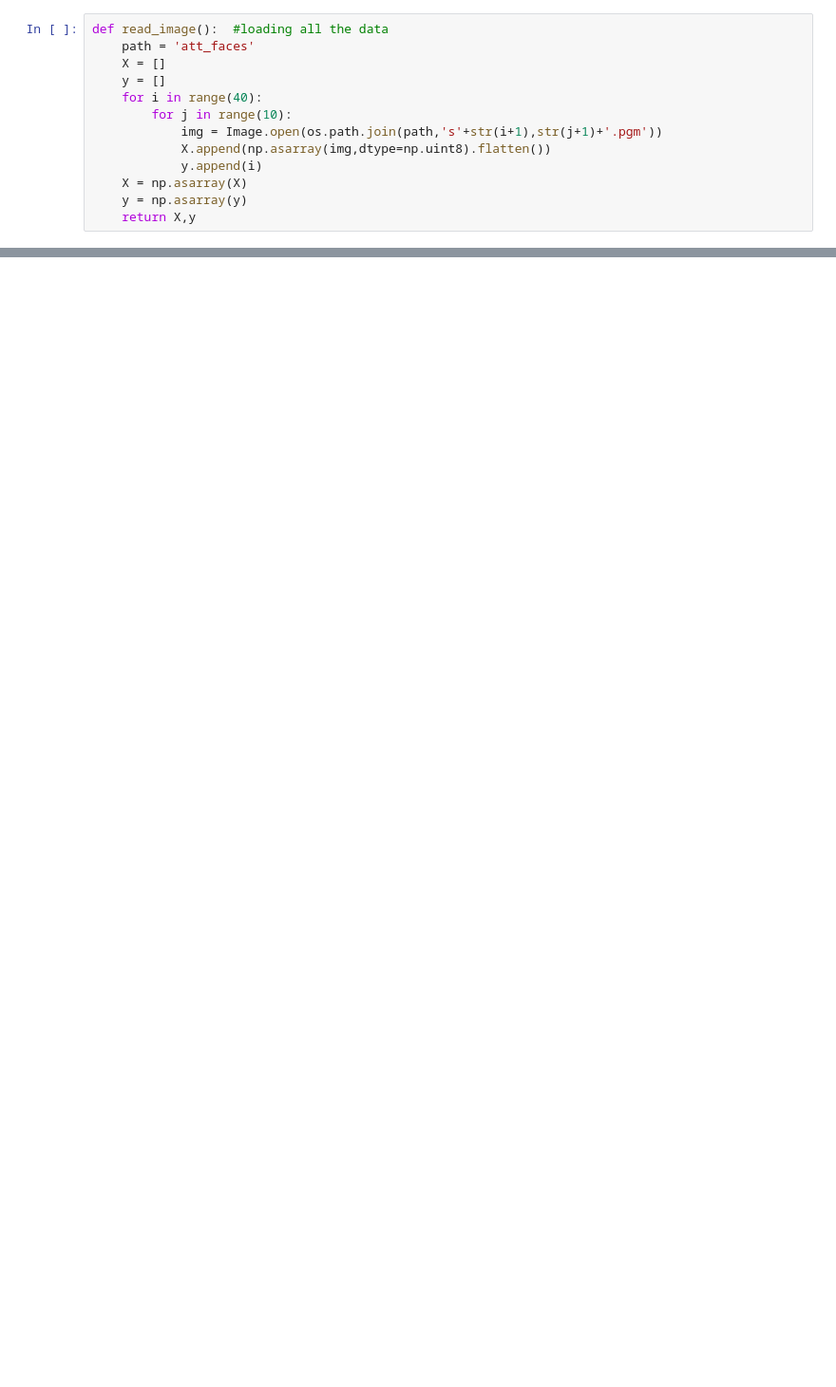
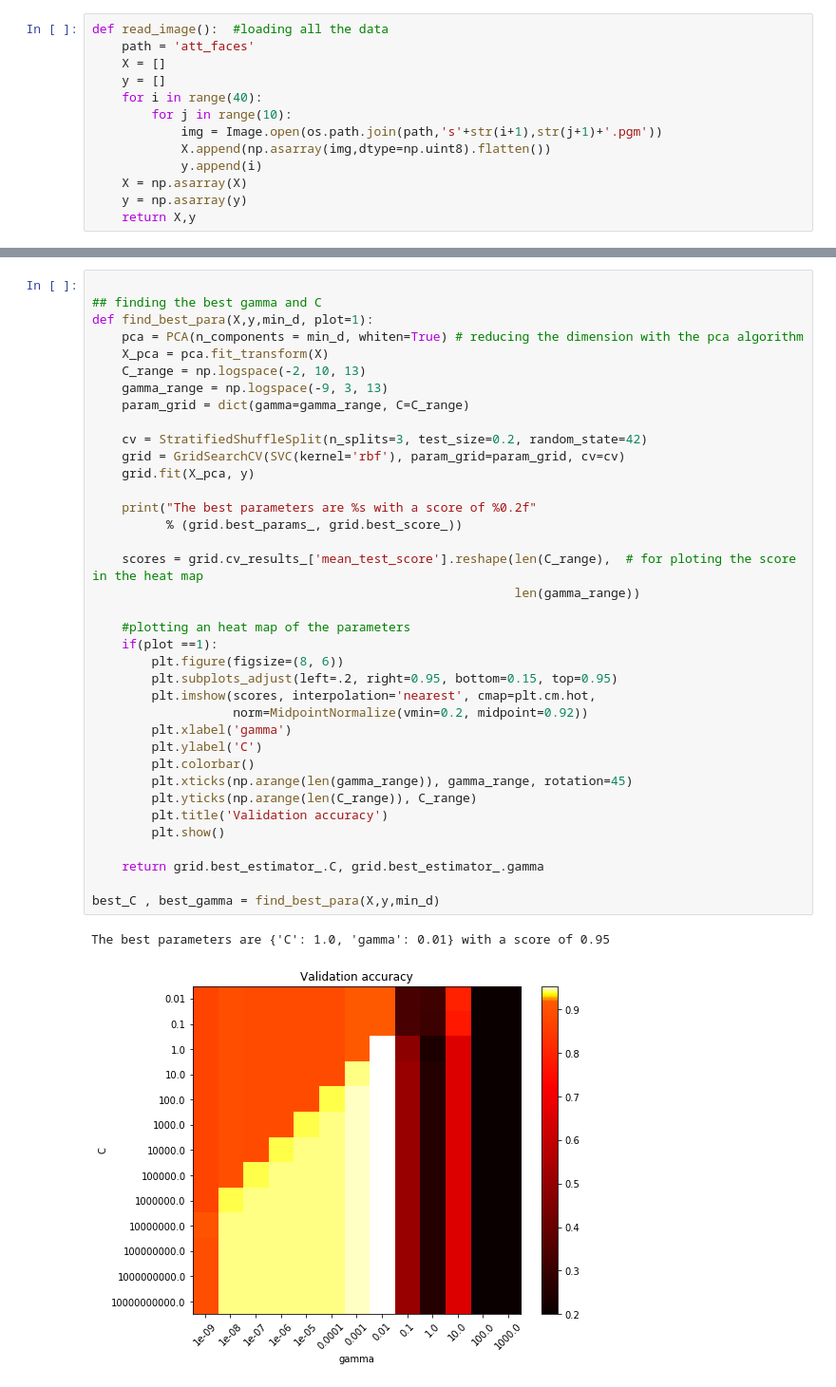
Before and after one commit to Slavik7/Face-Recognition, a Jupyter notebook: Face_Recognition_project.ipynb, the cells around one changed output, grey strips where cells are left out. Shown at 95% size. Saved outputs shown, nothing was run; the diff lists cells and outputs as text; blank space fills up the shorter version.

```diff
--- a/Face_Recognition_project.ipynb
+++ b/Face_Recognition_project.ipynb
@@ -77,0 +110,40 @@ min_d =find_best_dimension(X,y)
+# %%
+
+## finding the best gamma and C
+def find_best_para(X,y,min_d, plot=1):
+    pca = PCA(n_components = min_d, whiten=True) # reducing the dimension with the pca algorithm
+    X_pca = pca.fit_transform(X)
+    C_range = np.logspace(-2, 10, 13)
+    gamma_range = np.logspace(-9, 3, 13)
+    param_grid = dict(gamma=gamma_range, C=C_range)
+
+    cv = StratifiedShuffleSplit(n_splits=3, test_size=0.2, random_state=42)
+    grid = GridSearchCV(SVC(kernel='rbf'), param_grid=param_grid, cv=cv)
+    grid.fit(X_pca, y)
+
+    print("The best parameters are %s with a score of %0.2f"
+          % (grid.best_params_, grid.best_score_))
+
+    scores = grid.cv_results_['mean_test_score'].reshape(len(C_range),  # for ploting the score in the heat map
+                                                         len(gamma_range))
+
+    #plotting an heat map of the parameters
+    if(plot ==1):
+        plt.figure(figsize=(8, 6))
+        plt.subplots_adjust(left=.2, right=0.95, bottom=0.15, top=0.95)
+        plt.imshow(scores, interpolation='nearest', cmap=plt.cm.hot,
+                   norm=MidpointNormalize(vmin=0.2, midpoint=0.92))
+        plt.xlabel('gamma')
+        plt.ylabel('C')
+        plt.colorbar()
+        plt.xticks(np.arange(len(gamma_range)), gamma_range, rotation=45)
+        plt.yticks(np.arange(len(C_range)), C_range)
+        plt.title('Validation accuracy')
+        plt.show()
+
+    return grid.best_estimator_.C, grid.best_estimator_.gamma
+
+best_C , best_gamma = find_best_para(X,y,min_d)
+# %% [output]
+The best parameters are {'C': 1.0, 'gamma': 0.01} with a score of 0.95
+[figure, added]
```
Also changed, not shown: parts of 13 cells of this notebook.
